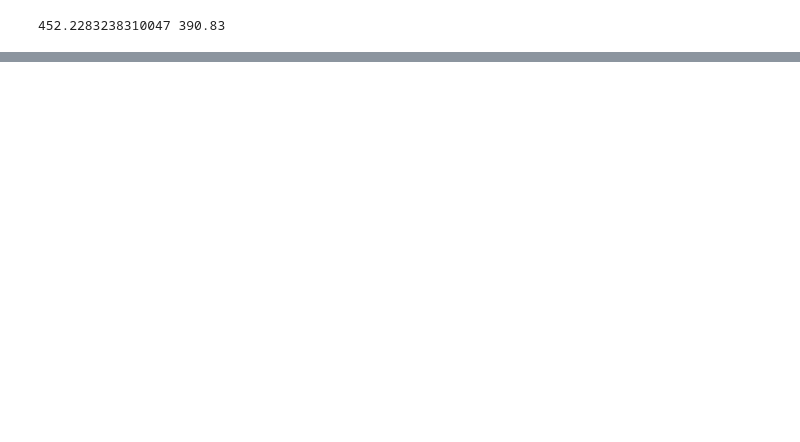
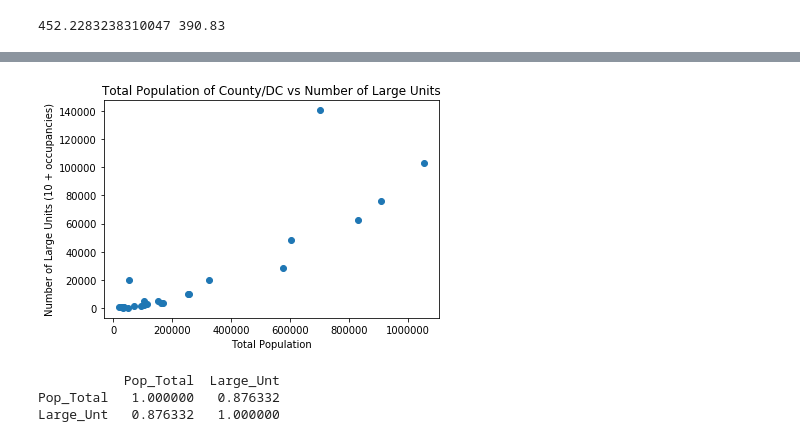
Before and after one commit to BerkeleyPoulsen/447-Project, a Jupyter notebook: 447 Project Notebook part 2.ipynb, the cells around one changed output, grey strips where cells are left out. Drawn from its saved outputs; the diff is of its cells as text; code cells hidden in the pictures; blank space fills up the shorter version.

```diff
--- a/447 Project Notebook part 2.ipynb
+++ b/447 Project Notebook part 2.ipynb
@@ -336,0 +330,18 @@ data
+# %%
+%matplotlib inline
+import matplotlib.pyplot as plt
+
+plt.scatter(data["Pop_Total"], data["Large_Unt"])
+plt.xlabel('Total Population')
+plt.ylabel('Number of Large Units (10 + occupancies)')
+plt.title("Total Population of County/DC vs Number of Large Units")
+plt.show()
+
+pop_total = data[["Pop_Total","Large_Unt"]]
+
+print(pop_total.corr()) #.876332
+# %% [output]
+[figure, added]
+           Pop_Total  Large_Unt
+Pop_Total   1.000000   0.876332
+Large_Unt   0.876332   1.000000
```
Also changed, not shown: parts of 14 cells of this notebook.
